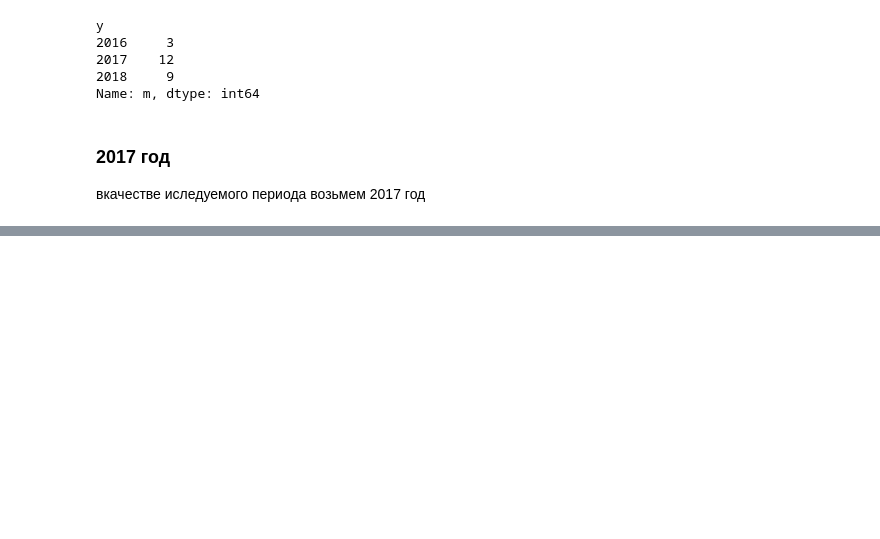
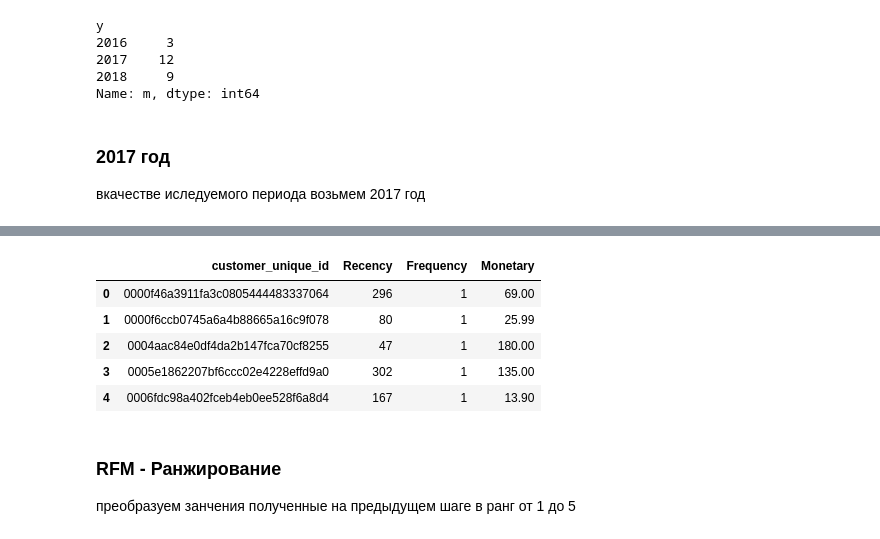
Before and after one commit to PavelSyr/da_karpov.cources_first.project, a Jupyter notebook: pavel_syrnev_15.04_p-syrnev/variant1/e-commerce.ipynb, the cells around one changed output, grey strips where cells are left out. Saved outputs shown, nothing was run; the diff lists cells and outputs as text; code cells hidden in the pictures; blank space fills up the shorter version.

```diff
--- a/pavel_syrnev_15.04_p-syrnev/variant1/e-commerce.ipynb
+++ b/pavel_syrnev_15.04_p-syrnev/variant1/e-commerce.ipynb
@@ -887,0 +911,5 @@ print(f'''дата первой покупки: {df_paid_order.payment_date.min(
+# %%
+# метод для аггрегации payment_date и получения R метрики
+rfm['payment_date'] = lambda x: (NOW - x.max()).days
+
+rfm_columns['payment_date'] = 'Recency'
@@ -887,0 +919,5 @@ print(f'''дата первой покупки: {df_paid_order.payment_date.min(
+# %%
+# Метрику F посчитаем количество уникальных order_id
+rfm['order_id'] = pd.Series.nunique
+
+rfm_columns['order_id'] = 'Frequency'
@@ -887,0 +927,5 @@ print(f'''дата первой покупки: {df_paid_order.payment_date.min(
+# %%
+# Метрику M расчитаем как сумму price
+rfm['price'] = pd.Series.sum
+
+rfm_columns['price'] = 'Monetary'
@@ -887,0 +934,20 @@ print(f'''дата первой покупки: {df_paid_order.payment_date.min(
+# %%
+df_rfm = df_paid_order \
+    .merge(right=df_customers, on='customer_id') \
+    .merge(right=df_order_items, on='order_id') \
+    .groupby(by='customer_unique_id', as_index=False) \
+    .agg(rfm) \
+    .rename(columns=rfm_columns)
+# %%
+df_rfm.head()
+# %% [output]
+|  | customer_unique_id | Recency | Frequency | Monetary |
+| 0 | 0000f46a3911fa3c0805444483337064 | 296 | 1 | 69.00 |
+| 1 | 0000f6ccb0745a6a4b88665a16c9f078 | 80 | 1 | 25.99 |
+| 2 | 0004aac84e0df4da2b147fca70cf8255 | 47 | 1 | 180.00 |
+| 3 | 0005e1862207bf6ccc02e4228effd9a0 | 302 | 1 | 135.00 |
+| 4 | 0006fdc98a402fceb4eb0ee528f6a8d4 | 167 | 1 | 13.90 |
+# %% [markdown]
+### RFM - Ранжирование
+
+преобразуем занчения полученные на предыдущем шаге в ранг от 1 до 5
```
Also changed, not shown: parts of 19 cells of this notebook.
